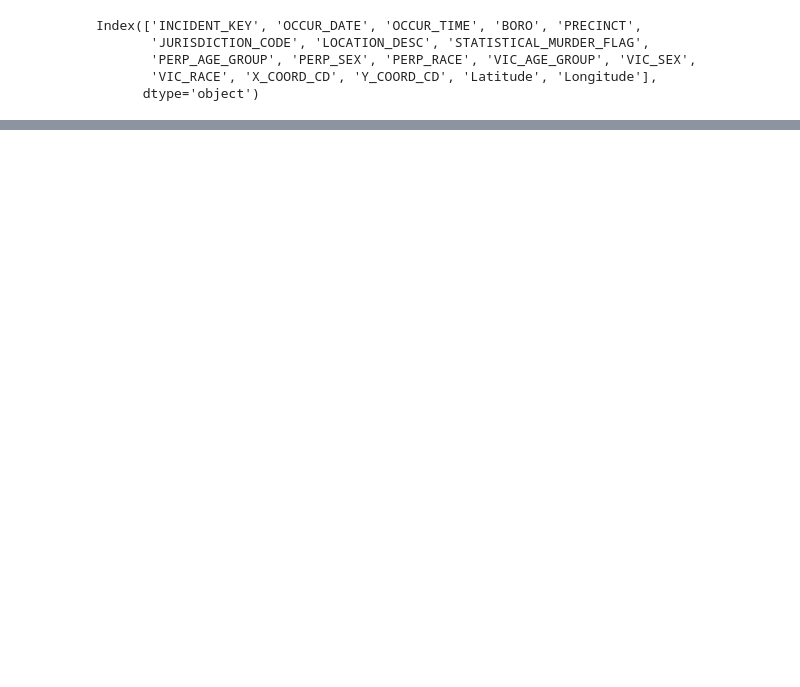
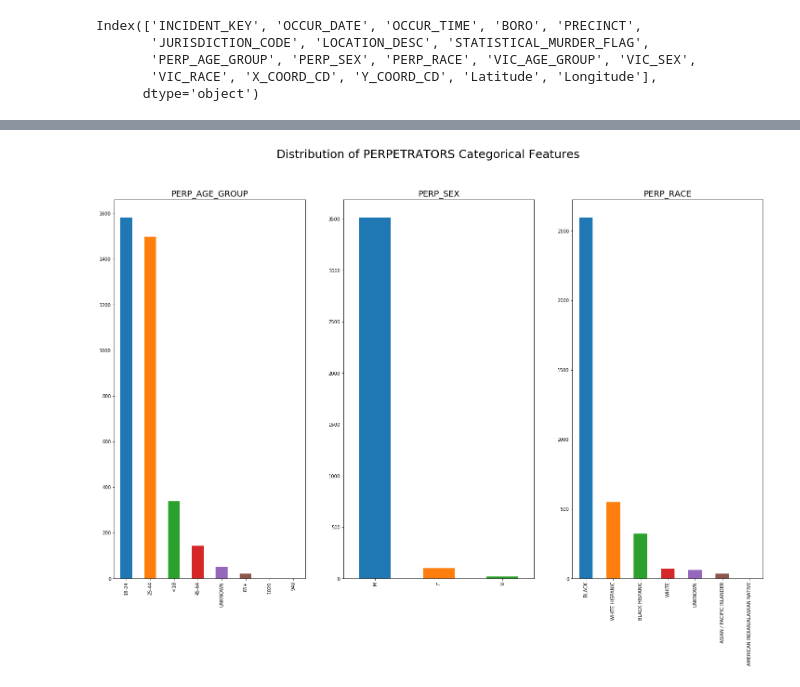
Before and after one commit to lmtoan/dt512-uw, a Jupyter notebook: data-512-final-project/eda.ipynb, the cells around one changed output, grey strips where cells are left out. Drawn from its saved outputs; the diff is of its cells as text; code cells hidden in the pictures; blank space fills up the shorter version.

```diff
--- a/data-512-final-project/eda.ipynb
+++ b/data-512-final-project/eda.ipynb
@@ -57,0 +79,4 @@ Index(['INCIDENT_KEY', 'OCCUR_DATE', 'OCCUR_TIME', 'BORO', 'PRECINCT',
+# %%
+plot_dist(main, ['PERP_AGE_GROUP', 'PERP_SEX', 'PERP_RACE'], 'Distribution of PERPETRATORS Categorical Features', fname='perp')
+# %% [output]
+[figure, added]
```
Also changed, not shown: parts of 37 cells of this notebook, 18 other files.
